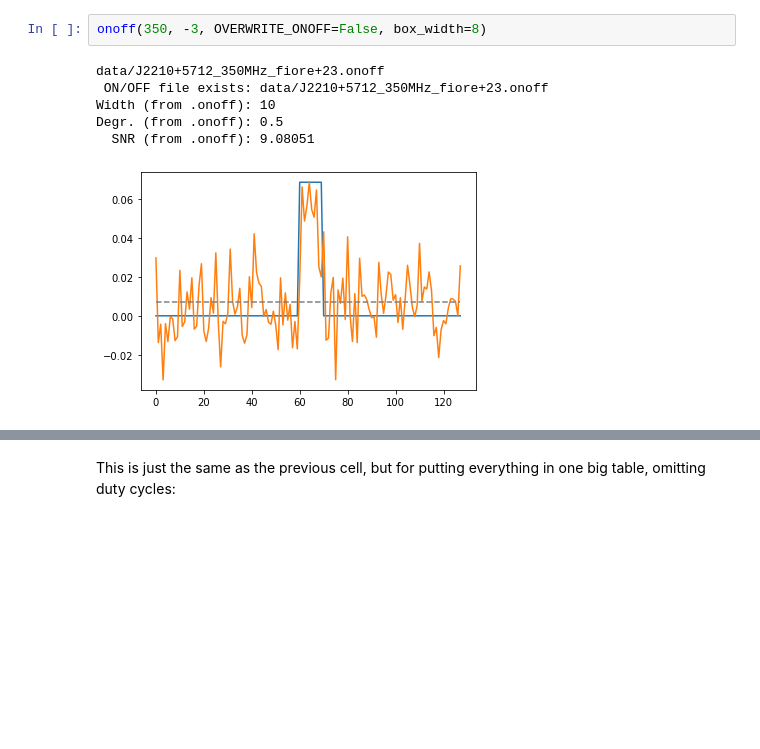
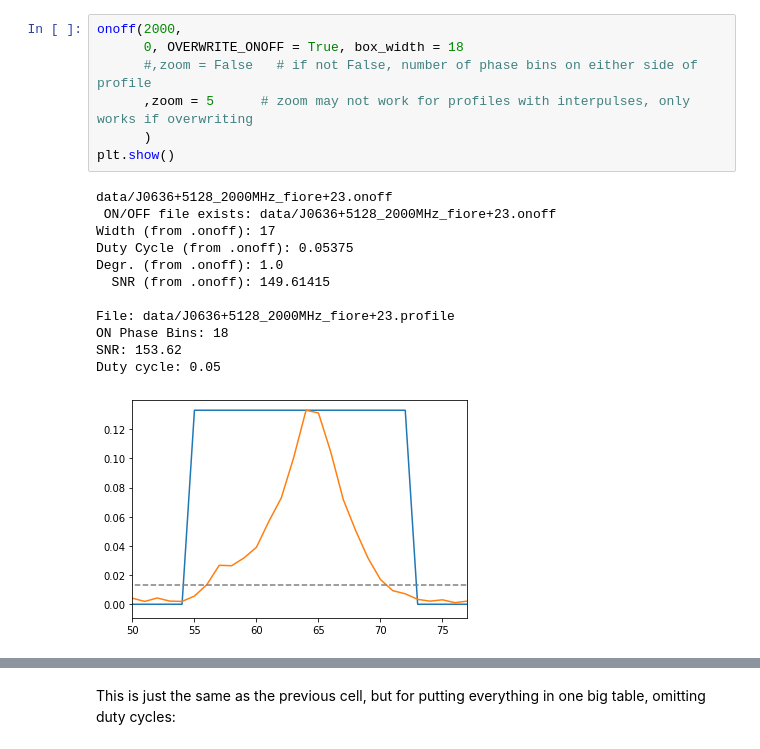
Before and after one commit to wcfiore/gbncc_viii, a Jupyter notebook: prof_flux_est.ipynb, the cells around one changed output, grey strips where cells are left out. Cells and saved outputs as stored; diff of their text form; blank space fills up the shorter version.

```diff
--- a/prof_flux_est.ipynb
+++ b/prof_flux_est.ipynb
@@ -359,12 +424,23 @@ def onoff(OBSERVING_FREQ, index, OVERWRITE_ONOFF=False, box_width=None):
             for pp,oo in zip(profile,onoff):
                 f.write(f"{pp:.8f} {oo}\n")
-# %%
-onoff(350, -3, OVERWRITE_ONOFF=False, box_width=8)
-# %% [output]
-data/J2210+5712_350MHz_fiore+23.onoff
- ON/OFF file exists: data/J2210+5712_350MHz_fiore+23.onoff
-Width (from .onoff): 10
-Degr. (from .onoff): 0.5
-  SNR (from .onoff): 9.08051
-[figure, removed]
+# %%
+onoff(2000,
+      0, OVERWRITE_ONOFF = True, box_width = 18
+      #,zoom = False   # if not False, number of phase bins on either side of profile
+      ,zoom = 5      # zoom may not work for profiles with interpulses, only works if overwriting
+      )
+plt.show()
+# %% [output]
+data/J0636+5128_2000MHz_fiore+23.onoff
+ ON/OFF file exists: data/J0636+5128_2000MHz_fiore+23.onoff
+Width (from .onoff): 17
+Duty Cycle (from .onoff): 0.05375
+Degr. (from .onoff): 1.0
+  SNR (from .onoff): 149.61415
+
+File: data/J0636+5128_2000MHz_fiore+23.profile
+ON Phase Bins: 18
+SNR: 153.62
+Duty cycle: 0.05
+[figure, added]
 # %%
```
Also changed, not shown: parts of 10 cells of this notebook, 5 other files.
